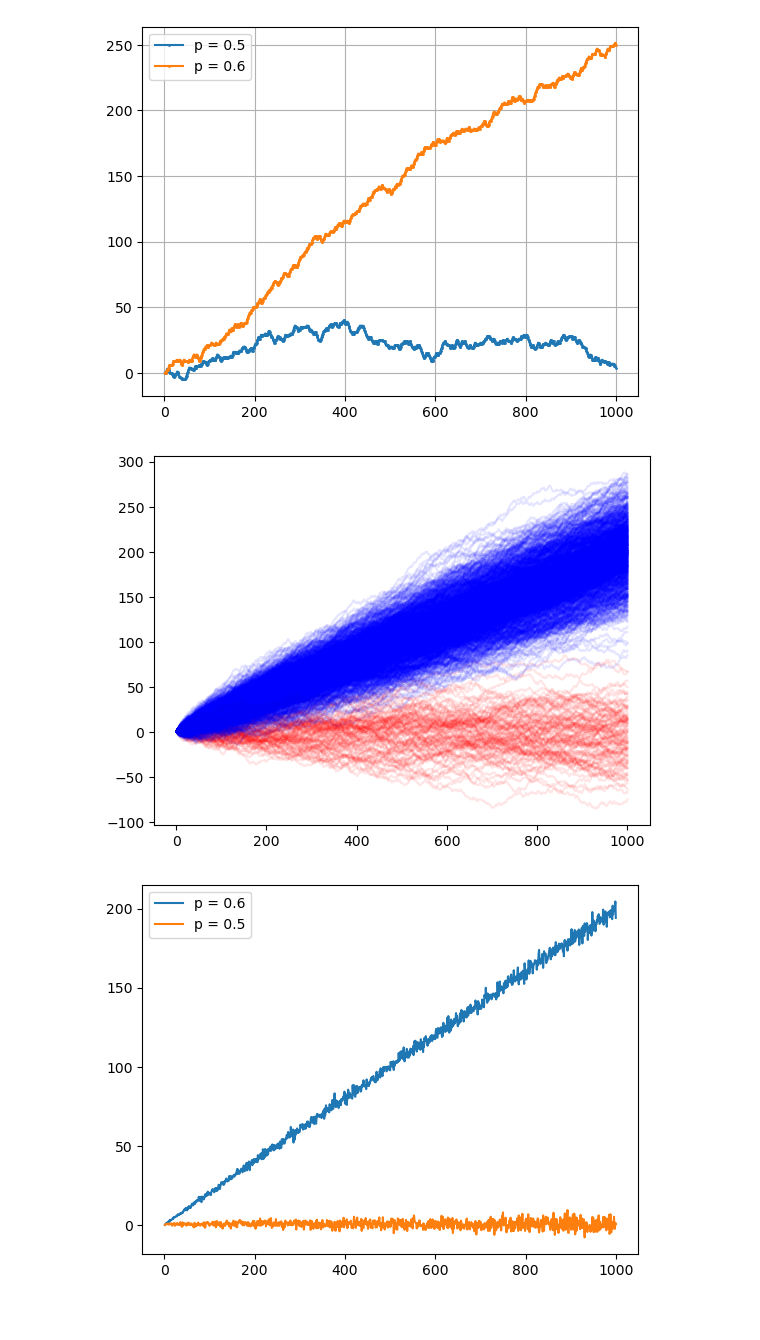
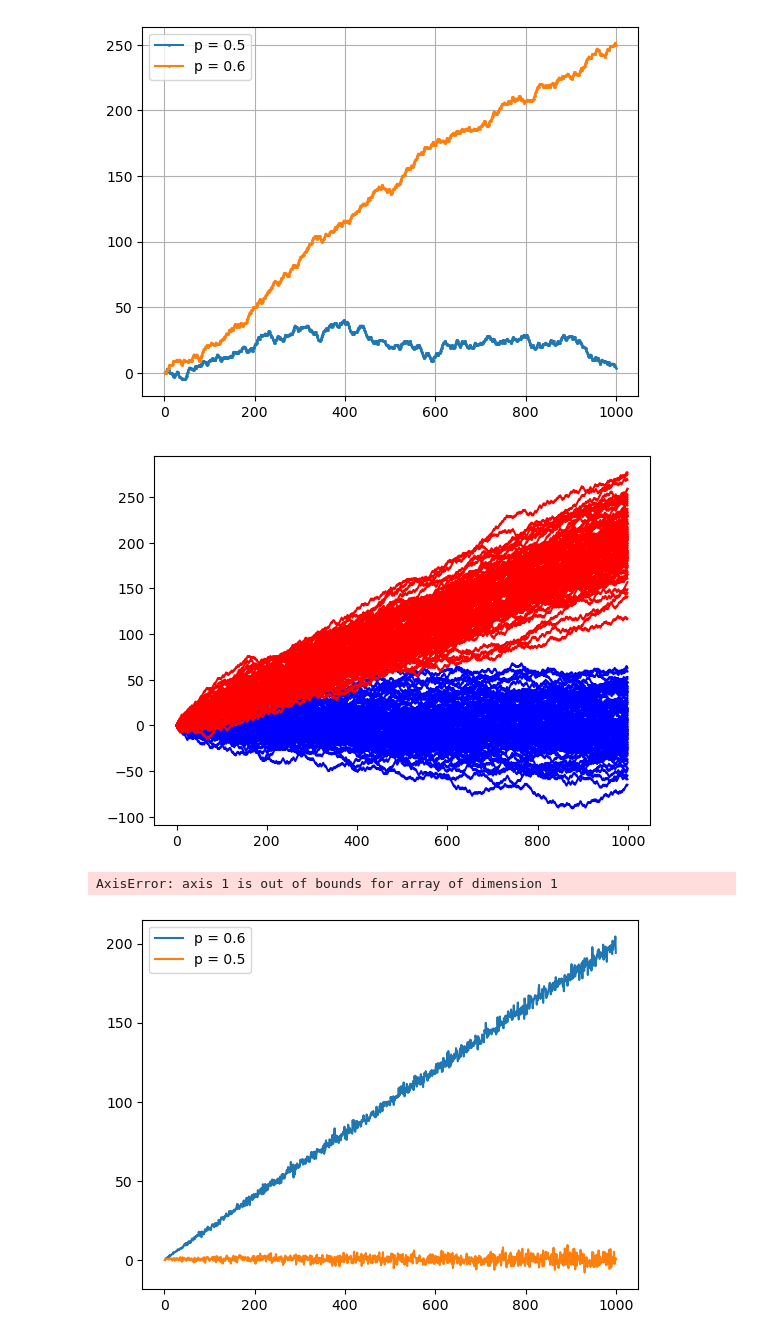
Before and after one commit to Rogerio-buso/Fisica-Computacional, a Jupyter notebook: Atividade 4/randomwalk.ipynb, the cells around one changed output. Drawn from its saved outputs; the diff is of its cells as text; code cells hidden in the pictures.

```diff
--- a/Atividade 4/randomwalk.ipynb
+++ b/Atividade 4/randomwalk.ipynb
@@ -36,19 +46,36 @@ plt.legend()
 plt.grid()
 # %% [output]
 [figure]
-# %%
-'''
-Faz um loop for para plotar cada gráfico 100 vezes, isso para cada valor de p = 0.5 e 0.8
-'''
-lugar = []
-for i in range(1, 100):
-    y = passeio_aleatorio(1000, 0.5)
-    plt.plot(n, y, c='r', alpha=0.1)
-for i in range(1, 1000):
-    y = passeio_aleatorio(1000, 0.6)
-    plt.plot(n, y, c='b', alpha=0.1)
-# %% [output]
-[figure, removed]
+# %%
+'''
+Faz um loop for para plotar cada gráfico 100 vezes, isso para cada valor de p = 0.5 e 0.6
+'''
+valores = np.random.choice([-1,1], size=(1000, 100), p=[0.5, 0.5])
+posicao = np.cumsum(valores, axis=0)
+posicao = posicao - posicao[0]
+
+valores = np.random.choice([-1,1], size=(1000, 100), p=[0.4, 0.6])
+posicao2 = np.cumsum(valores, axis=0)
+posicao2 = posicao2 - posicao2[0]
+
+plt.plot(posicao, c='b')
+plt.plot(posicao2, c='r', label)
+plt.show()
+# %% [output]
+[figure, added]
+# %%
+media1 = np.mean(posicao, axis=1)
+media2 = np.mean(posicao2, axis=1)
+dp1 = np.std(posicao1, axis=1)
+dp2 = np.std(posicao2, axis=1)
+plt.plot(media1)
+plt.plot(media2)
+plt.show()
+#plt.errorbar(dp1)
+#plt.errorbar(dp2)
+#plt.show()
+# %% [output]
+AxisError: axis 1 is out of bounds for array of dimension 1
 # %%
 import numpy as np
 import matplotlib.pyplot as plt
```
Also changed, not shown: parts of 1 cell of this notebook.
